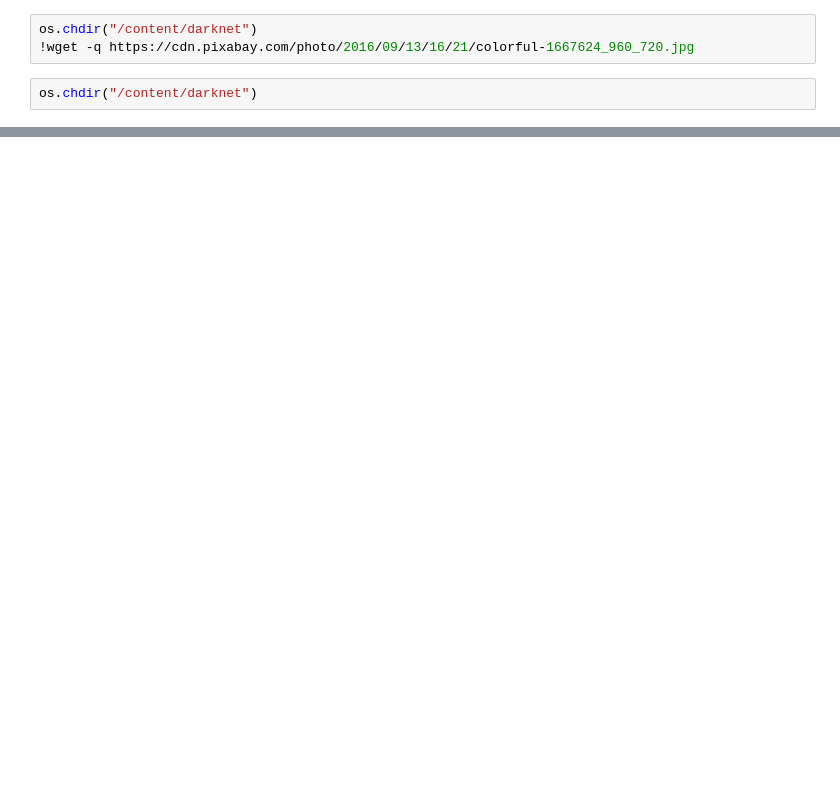
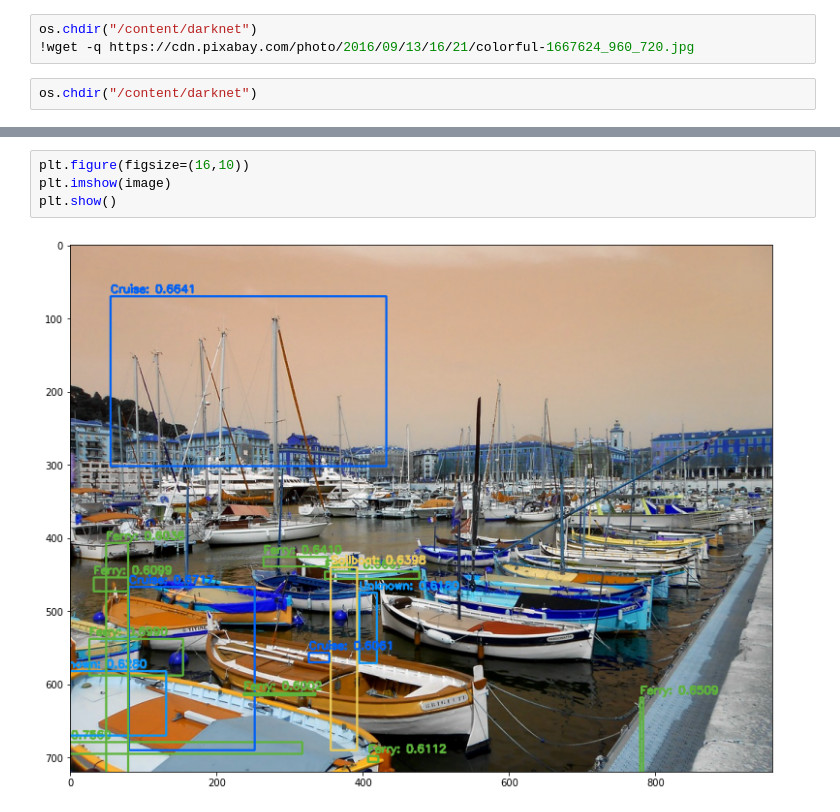
Before and after one commit to anshupandey/Computer-Vision, a Jupyter notebook: object detection/YOLO/YOLO_code.ipynb, the cells around one changed output, grey strips where cells are left out. Cells and saved outputs as stored; diff of their text form; blank space fills up the shorter version.

```diff
--- a/object detection/YOLO/YOLO_code.ipynb
+++ b/object detection/YOLO/YOLO_code.ipynb
@@ -240,0 +214,6 @@ plt.imshow(image)
+# %%
+plt.figure(figsize=(16,10))
+plt.imshow(image)
+plt.show()
+# %% [output]
+[figure, added]
```
Also changed, not shown: parts of 12 cells of this notebook.
